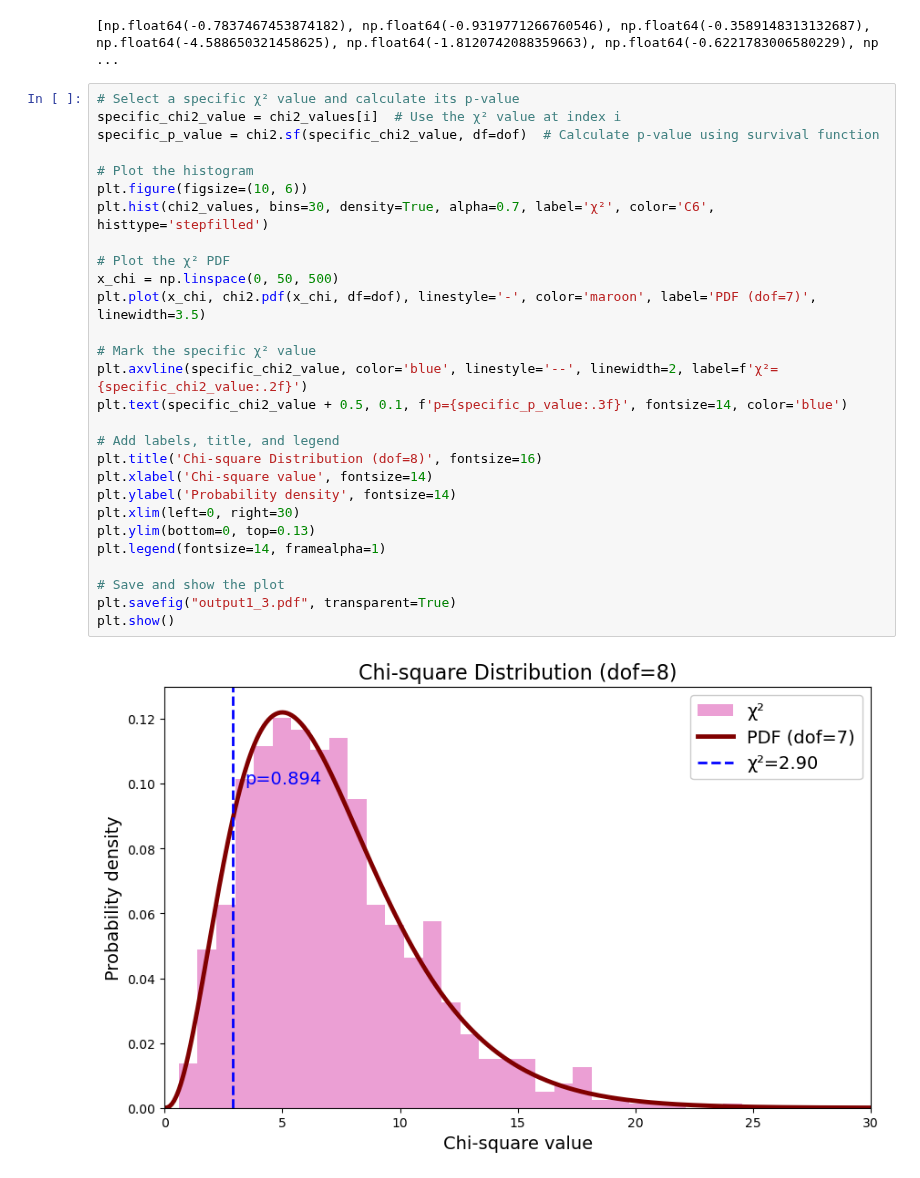
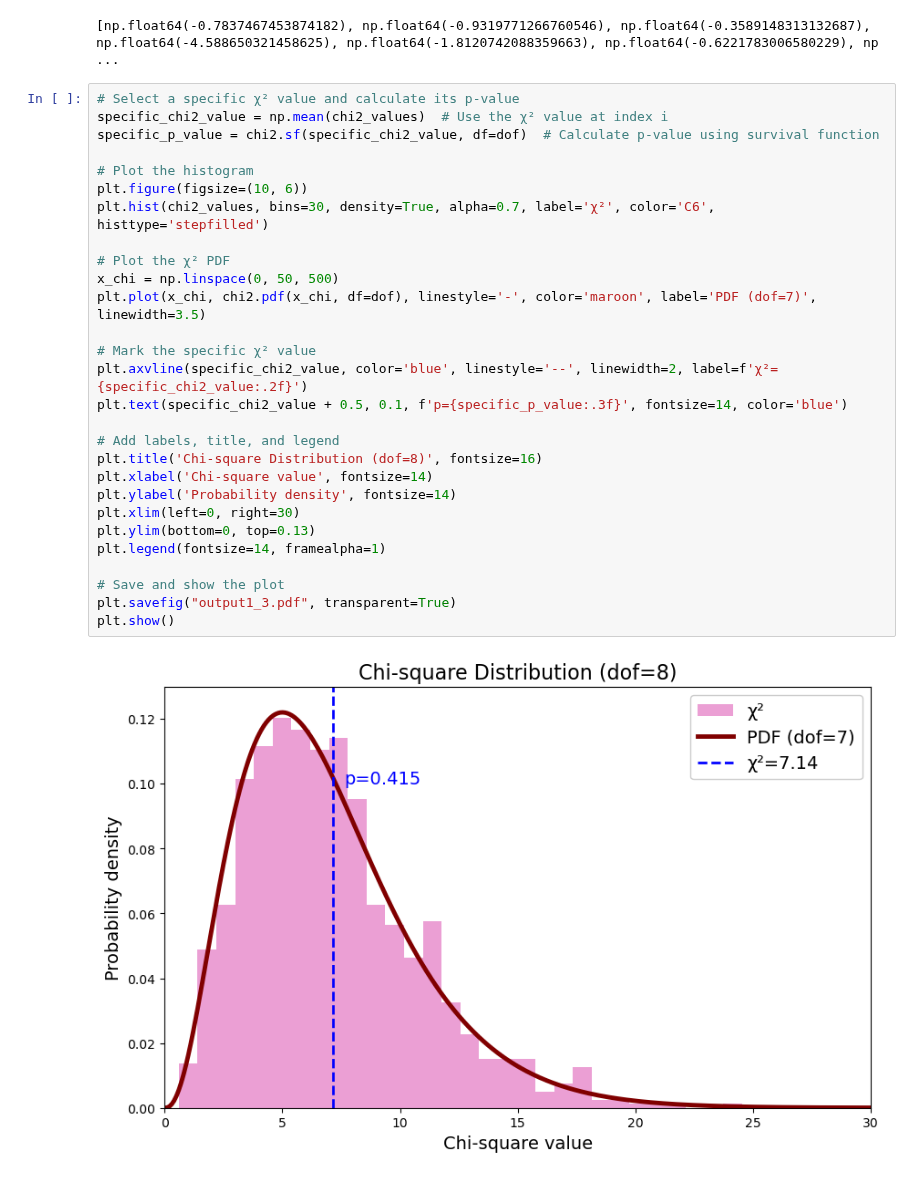
Before and after one commit to hyp0515/exp_phy_ii, a Jupyter notebook: may13/practice_1.ipynb, the cells around one changed output. Drawn from its saved outputs; the diff is of its cells as text.

```diff
--- a/may13/practice_1.ipynb
+++ b/may13/practice_1.ipynb
@@ -125,34 +125,34 @@ print(p_values[:10])  # Print the first 10 p-values
 [np.float64(-0.7837467453874182), np.float64(-0.9319771266760546), np.float64(-0.3589148313132687), np.float64(-4.588650321458625), np.float64(-1.8120742088359663), np.float64(-0.6221783006580229), np ...
 # %%
 # Select a specific χ² value and calculate its p-value
-specific_chi2_value = chi2_values[i]  # Use the χ² value at index i
+specific_chi2_value = np.mean(chi2_values)  # Use the χ² value at index i
 specific_p_value = chi2.sf(specific_chi2_value, df=dof)  # Calculate p-value using survival function
 
 # Plot the histogram
 plt.figure(figsize=(10, 6))
 plt.hist(chi2_values, bins=30, density=True, alpha=0.7, label='χ²', color='C6', histtype='stepfilled')
 
 # Plot the χ² PDF
 x_chi = np.linspace(0, 50, 500)
 plt.plot(x_chi, chi2.pdf(x_chi, df=dof), linestyle='-', color='maroon', label='PDF (dof=7)', linewidth=3.5)
 
 # Mark the specific χ² value
 plt.axvline(specific_chi2_value, color='blue', linestyle='--', linewidth=2, label=f'χ²={specific_chi2_value:.2f}')
 plt.text(specific_chi2_value + 0.5, 0.1, f'p={specific_p_value:.3f}', fontsize=14, color='blue')
 
 # Add labels, title, and legend
 plt.title('Chi-square Distribution (dof=8)', fontsize=16)
 plt.xlabel('Chi-square value', fontsize=14)
 plt.ylabel('Probability density', fontsize=14)
 plt.xlim(left=0, right=30)
 plt.ylim(bottom=0, top=0.13)
 plt.legend(fontsize=14, framealpha=1)
 
 # Save and show the plot
 plt.savefig("output1_3.pdf", transparent=True)
 plt.show()
 # %% [output]
-[figure, old version]
+[figure, new version]
 # %%
 # Sort the chi-squared values
 sorted_chi2_values = np.sort(chi2_values)
```
Also changed, not shown: parts of 1 cell of this notebook, 23 other files.
